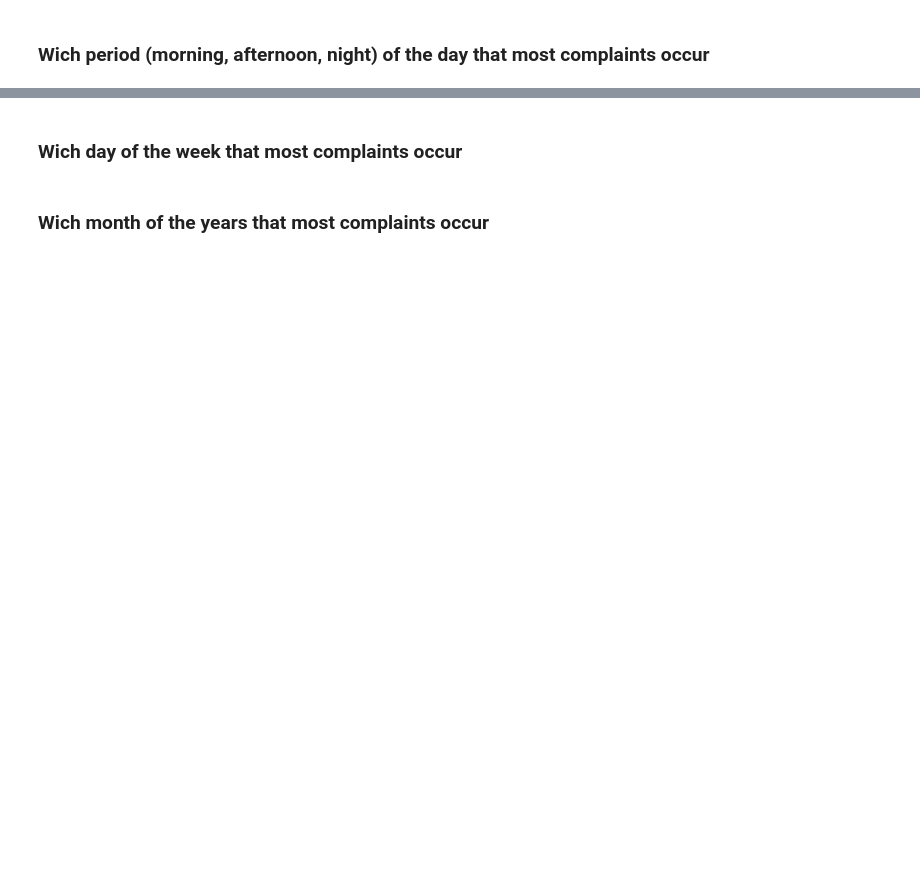
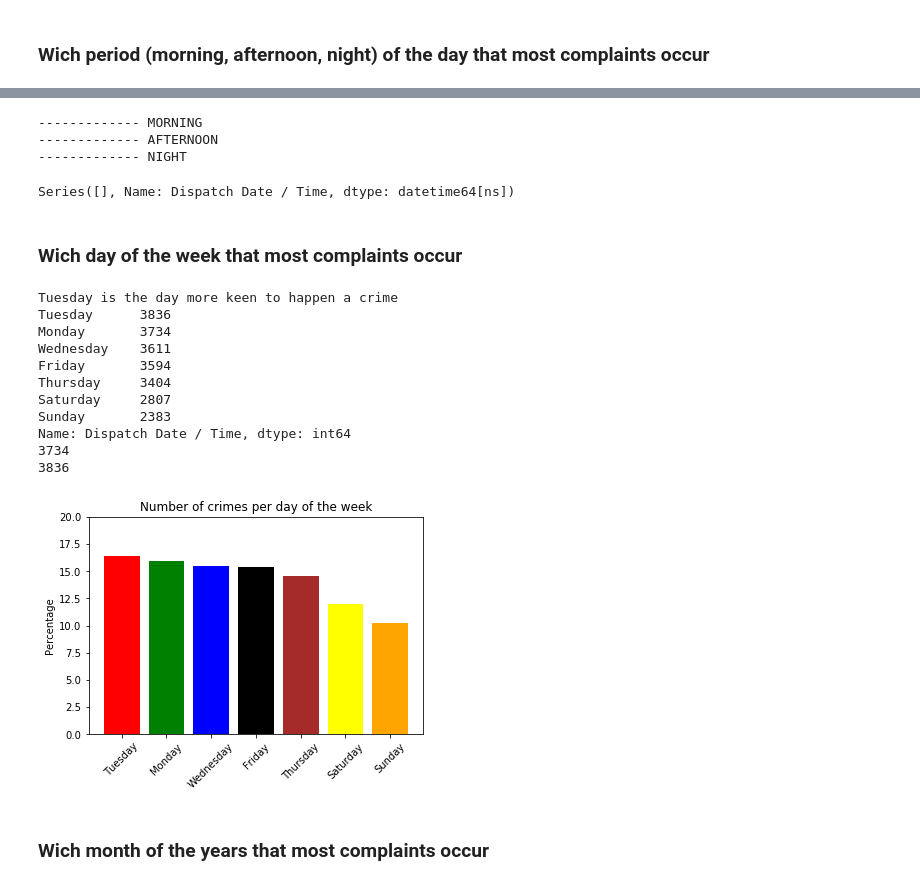
Before and after one commit to marco-olimpio/ufrn, a Jupyter notebook: EEC2006/1_CrimeProject/Finding crime patterns in Montgomery County.ipynb, the cells around one changed output, grey strips where cells are left out. Drawn from its saved outputs; the diff is of its cells as text; code cells hidden in the pictures; blank space fills up the shorter version.

```diff
--- a/EEC2006/1_CrimeProject/Finding crime patterns in Montgomery County.ipynb
+++ b/EEC2006/1_CrimeProject/Finding crime patterns in Montgomery County.ipynb
@@ -355,0 +443,2 @@ print(str(value_percentage) + '% of the total crimes')
+# %%
+datetime = pd.to_datetime(montydata['Dispatch Date / Time'])#Takes too long to process
@@ -356,2 +479,21 @@ print(str(value_percentage) + '% of the total crimes')
+# %%
+morning = datetime[(datetime.dt.hour > 5) & (datetime.dt.hour <= 12)]
+afternoon = datetime[(datetime.dt.hour > 12) & (datetime.dt.hour <= 18)]
+night = datetime[(datetime.dt.hour > 18) & (datetime.dt.hour <= 5)]
+
+print("------------- MORNING")
+datetime[(datetime.dt.hour > 5) & (datetime.dt.hour <= 12)].head(5)
+morning.size
+print("------------- AFTERNOON")
+afternoon.head(5)
+print("------------- NIGHT")
+night.head(5)
+#date_data[(datetime.hour > 5 and datetime.hour <= 12)]
+#
+# %% [output]
+------------- MORNING
+------------- AFTERNOON
+------------- NIGHT
+Series([], Name: Dispatch Date / Time, dtype: datetime64[ns])
 # %% [markdown]
 <h3>Wich day of the week that most complaints occur</h3>
@@ -360,2 +500,47 @@ print(str(value_percentage) + '% of the total crimes')
+# %%
+day_of_the_week = datetime.dt.weekday_name
+#day_of_the_week
+result = day_of_the_week.value_counts()
+#day_of_the_week.describe
+print('Tuesday is the day more probable to happen a crime')
+print(source)
+source.to_frame
+print(source[1])
+print(source[0])
+import matplotlib.pyplot as plt
+
+fig, ax = plt.subplots()
+
+ind = np.arange(0, 7)
+Tue = plt.bar(0,height=(source[0]/23369)*100,color='red')
+Mon = plt.bar(1,height=(source[1]/23369)*100,color='green')
+Wed = plt.bar(2,height=(source[2]/23369)*100,color='blue')
+Fri = plt.bar(3,height=(source[3]/23369)*100,color='black')
+Thu = plt.bar(4,height=(source[4]/23369)*100,color='brown')
+Sat = plt.bar(5,height=(source[5]/23369)*100,color='yellow')
+Sun = plt.bar(6,height=(source[6]/23369)*100,color='orange')
+
+ax.set_xticks(ind)
+ax.set_xticklabels(['Tuesday','Monday','Wednesday','Friday','Thursday','Saturday','Sunday'])
+
+ax.set_ylim([0, 20])
+plt.xticks(ind,rotation='45')
+ax.set_ylabel('Percentage')
+ax.set_title('Number of crimes per day of the week')
+
+plt.show()
+# %% [output]
+Tuesday is the day more keen to happen a crime
+Tuesday      3836
+Monday       3734
+Wednesday    3611
+Friday       3594
+Thursday     3404
+Saturday     2807
+Sunday       2383
+Name: Dispatch Date / Time, dtype: int64
+3734
+3836
+[figure, added]
 # %% [markdown]
 <h3>Wich month of the years that most complaints occur</h3>
```
Also changed, not shown: parts of 26 cells of this notebook, 2 other files.
